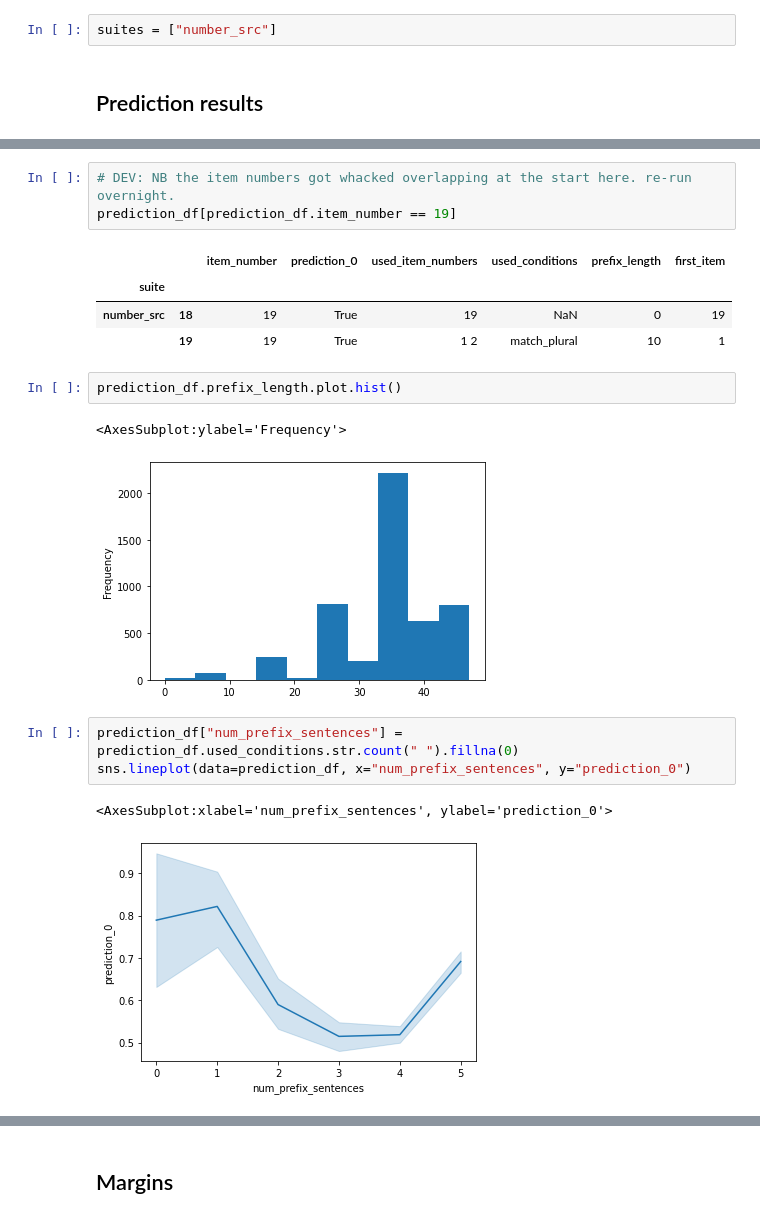
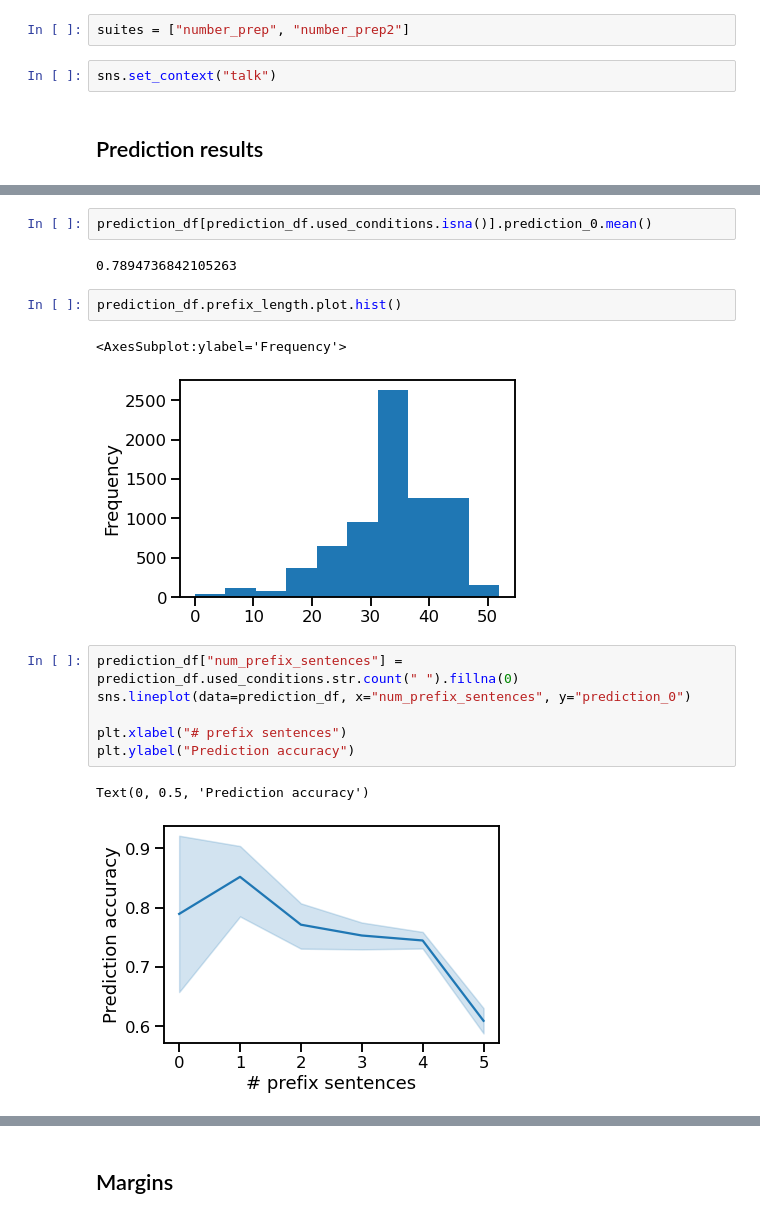
Before and after one commit to hans/syntaxgym-repetitions, a Jupyter notebook: analyze.ipynb, the cells around one changed output, grey strips where cells are left out. Drawn from its saved outputs; the diff is of its cells as text.

```diff
--- a/analyze.ipynb
+++ b/analyze.ipynb
@@ -3,7 +3,9 @@ import matplotlib.pyplot as plt
 import pandas as pd
 import seaborn as sns
 # %%
-suites = ["number_src"]
+suites = ["number_prep", "number_prep2"]
+# %%
+sns.set_context("talk")
 # %% [markdown]
 ## Prediction results
 # %%
@@ -29,19 +31,18 @@ prediction_df
-# %%
-# DEV: NB the item numbers got whacked overlapping at the start here. re-run overnight.
-prediction_df[prediction_df.item_number == 19]
-# %% [output]
-|  |  | item_number | prediction_0 | used_item_numbers | used_conditions | prefix_length | first_item |
-| suite |  |  |  |  |  |  |  |
-| number_src | 18 | 19 | True | 19 | NaN | 0 | 19 |
-|  | 19 | 19 | True | 1 2 | match_plural | 10 | 1 |
+# %%
+prediction_df[prediction_df.used_conditions.isna()].prediction_0.mean()
+# %% [output]
+0.7894736842105263
 # %%
 prediction_df.prefix_length.plot.hist()
 # %% [output]
 <AxesSubplot:ylabel='Frequency'>
-[figure, old version]
+[figure, new version]
 # %%
 prediction_df["num_prefix_sentences"] = prediction_df.used_conditions.str.count(" ").fillna(0)
 sns.lineplot(data=prediction_df, x="num_prefix_sentences", y="prediction_0")
+
+plt.xlabel("# prefix sentences")
+plt.ylabel("Prediction accuracy")
 # %% [output]
-<AxesSubplot:xlabel='num_prefix_sentences', ylabel='prediction_0'>
+Text(0, 0.5, 'Prediction accuracy')
-[figure, old version]
+[figure, new version]
```
Also changed, not shown: parts of 11 cells of this notebook, 2 other files.
